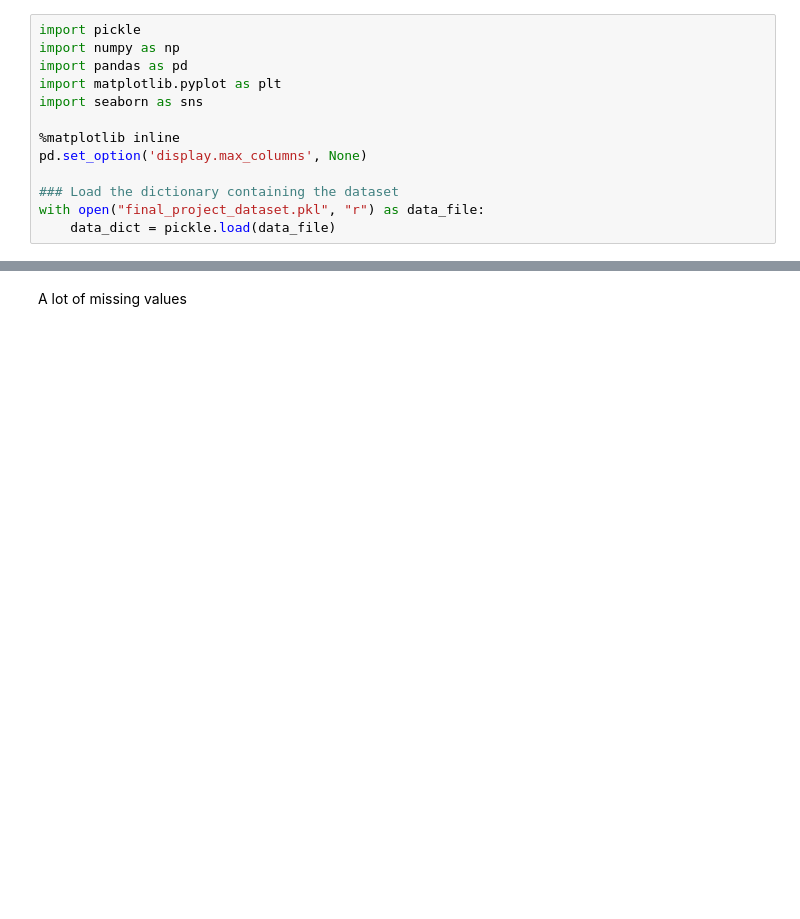
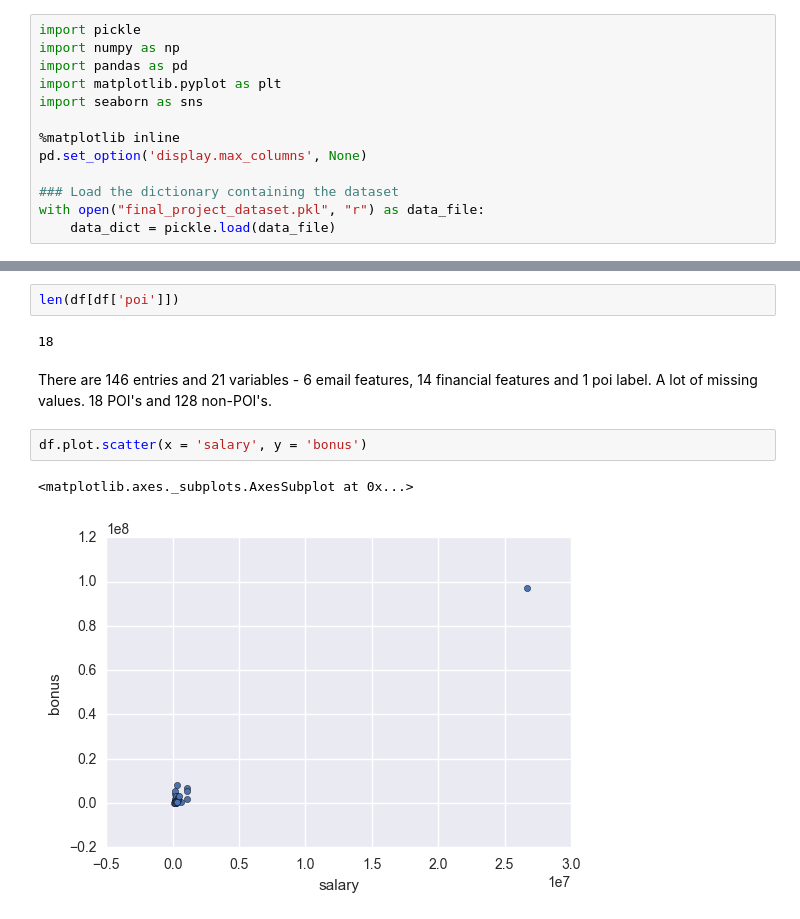
Before and after one commit to schiller/ud120-projects, a Jupyter notebook: final_project/Enron EDA.ipynb, the cells around one changed output, grey strips where cells are left out. Cells and saved outputs as stored; diff of their text form; blank space fills up the shorter version.

```diff
--- a/final_project/Enron EDA.ipynb
+++ b/final_project/Enron EDA.ipynb
@@ -79,2 +79,12 @@ memory usage: 730.0+ bytes
-# %% [markdown]
-A lot of missing values
+# %%
+len(df[df['poi']])
+# %% [output]
+18
+# %% [markdown]
+There are 146 entries and 21 variables - 6 email features, 14 financial features and 1 poi label. A lot of missing values.
+18 POI's and 128 non-POI's.
+# %%
+df.plot.scatter(x = 'salary', y = 'bonus')
+# %% [output]
+<matplotlib.axes._subplots.AxesSubplot at 0x...>
+[figure, added]
```
Also changed, not shown: parts of 11 cells of this notebook.
